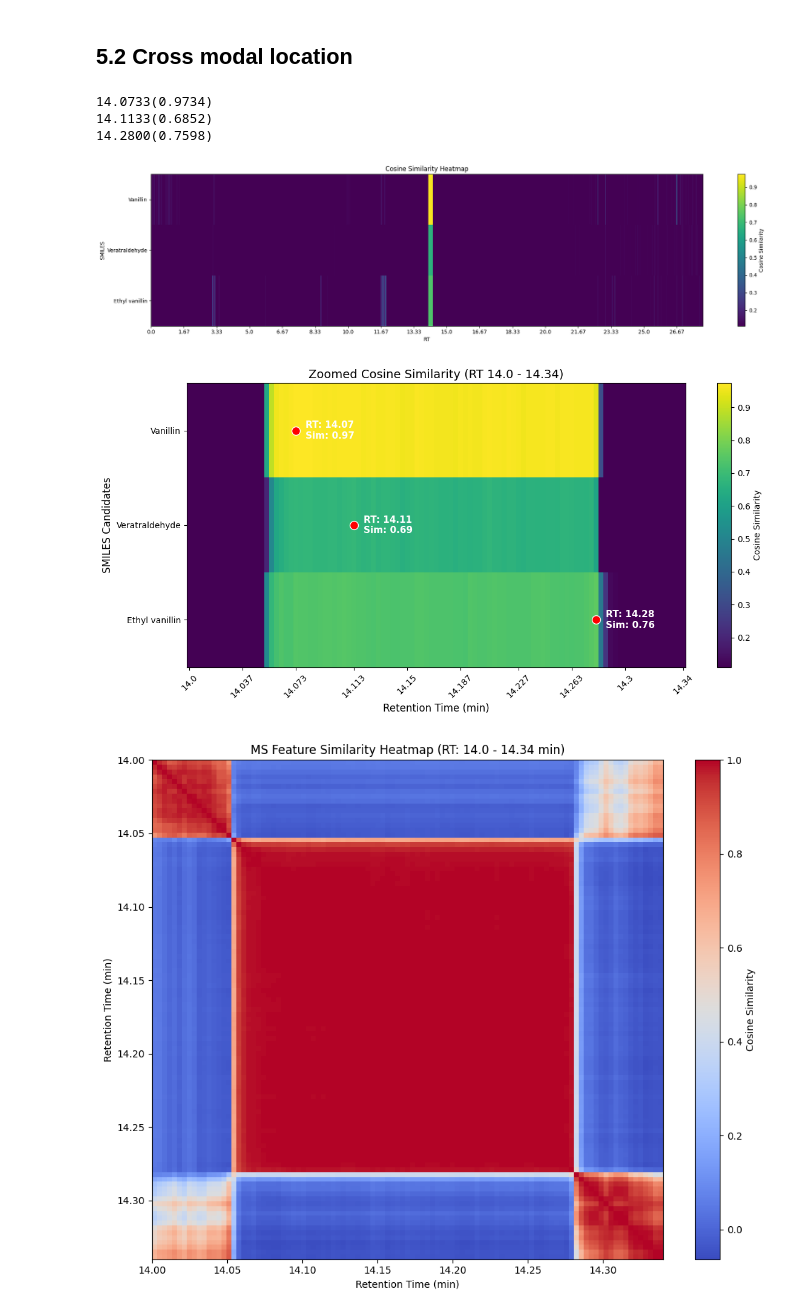
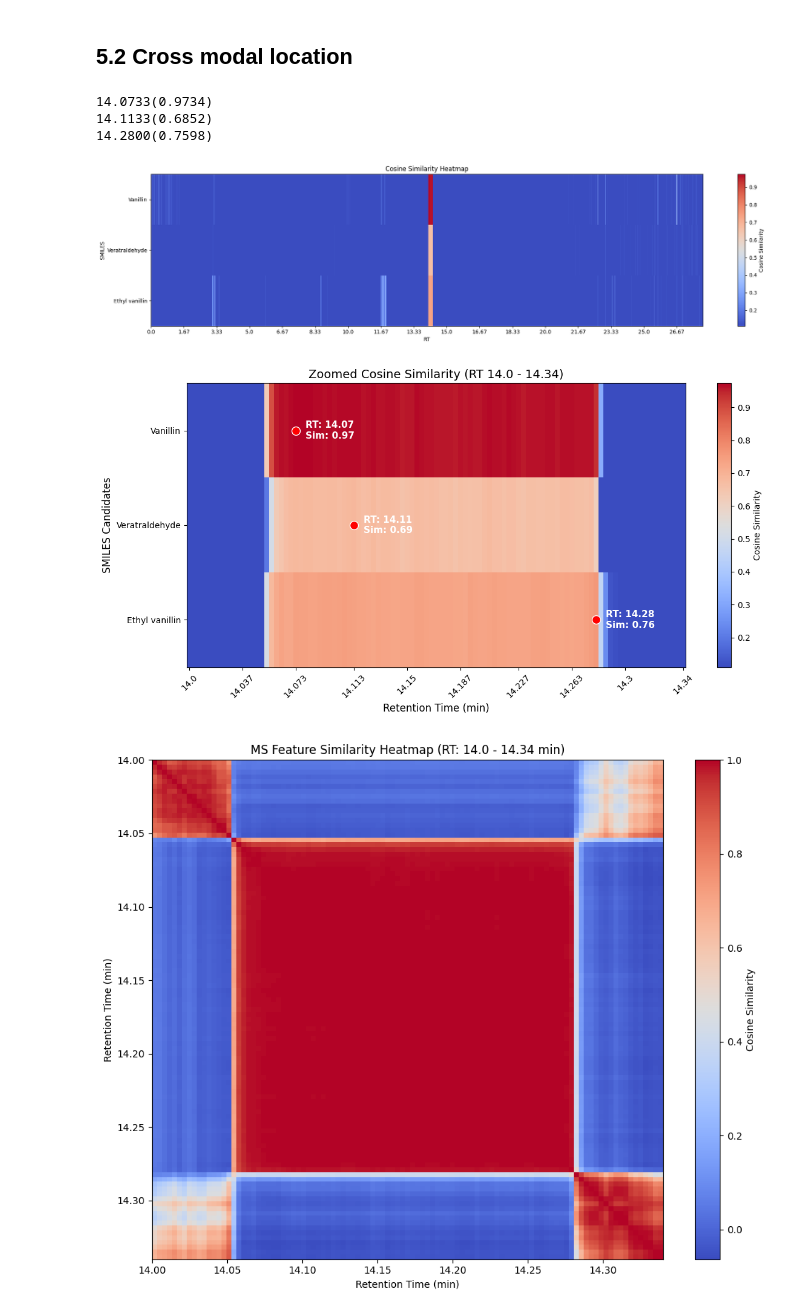
Before and after one commit to crxcsu/CSU-EI, a Jupyter notebook: analyzer/Interacting_with_CSUEI.ipynb, the cells around one changed output. Cells and saved outputs as stored; diff of their text form; code cells hidden in the pictures.

```diff
--- a/analyzer/Interacting_with_CSUEI.ipynb
+++ b/analyzer/Interacting_with_CSUEI.ipynb
@@ -1247,38 +1248,38 @@ argmax_indices = cross_modal_similarity.argmax(axis=1)
 rt_list = rt[argmax_indices]
 result = np.concatenate([np.round(rt_list, 4).reshape(-1, 1), np.round(max_distance, 4).reshape(-1, 1)], axis=1)
 for i in range(len(result)):
     print(f"{result[i][0]:.4f}({result[i][1]:.4f})")
 
 name = ['Vanillin', 'Veratraldehyde', 'Ethyl vanillin']
 # 绘制热力图
 fig, ax = plt.subplots(figsize=(20, 5))
 # 使用更敏感的颜色映射范围
-im = ax.imshow(cross_modal_similarity, aspect='auto', cmap='viridis', interpolation='nearest', norm=Normalize(vmin=np.percentile(cross_modal_similarity, 95), vmax=cross_modal_similarity.max()))
+# im = ax.imshow(cross_modal_similarity, aspect='auto', cmap='viridis', interpolation='nearest', norm=Normalize(vmin=np.percentile(cross_modal_similarity, 95), vmax=cross_modal_similarity.max()))
+im = ax.imshow(cross_modal_similarity, aspect='auto', cmap='coolwarm', interpolation='nearest', norm=Normalize(vmin=np.percentile(cross_modal_similarity, 95), vmax=cross_modal_similarity.max()))
 plt.colorbar(im, label='Cosine Similarity')
 plt.title('Cosine Similarity Heatmap')
 plt.xlabel('RT')
 plt.ylabel('SMILES')
 # # 在热力图上标记最大值点
 # for i in range(len(name)):
 #     max_rt_idx = argmax_indices[i]
 #     max_sim = max_distance[i]
 #     ax.scatter(max_rt_idx, i, color='red', s=100, edgecolors='white', zorder=5)
 #     ax.text(max_rt_idx + 50, i, f'RT: {rt[max_rt_idx]:.2f}\nSim: {max_sim:.2f}', color='white', ha='left', va='center', fontsize=10)
 # 设置 x 轴的范围和刻度
 plt.xticks(ticks=np.arange(0, len(rt), step=500), labels=np.round(rt[np.arange(0, len(rt), step=500)], 2))
 plt.yticks(ticks=np.arange(0, len(smiles_list), step=1), labels=name)
 # 调整布局以确保完整显示
 plt.tight_layout()
 # plt.savefig("fig/location/set1_0.8/cross_modal_similarity_heatmap.png", bbox_inches='tight')
 plt.show()
 # %% [output]
 14.0733(0.9734)
 14.1133(0.6852)
 14.2800(0.7598)
-[figure, old version]
+[figure, new version]
 # %%
 # 1. 定义放大区域 (RT范围)
-# zoom_start, zoom_end = 14.050, 14.285
 if not mask.any():
     print(f"Warning: No data found in range RT {zoom_start}-{zoom_end}")
 else:
@@ -1292,7 +1293,7 @@ else:
 
     # 绘制热力图 (使用95分位数做下限以增强对比度)
     vmin, vmax = np.percentile(cross_modal_similarity, 95), cross_modal_similarity.max()
-    im = ax.imshow(sub_sim, aspect='auto', cmap='viridis', interpolation='nearest',
+    im = ax.imshow(sub_sim, aspect='auto', cmap='coolwarm', interpolation='nearest',
                    norm=Normalize(vmin=vmin, vmax=vmax))
 
     # 4. 标注每一行的最大值点
@@ -1322,7 +1323,7 @@ else:
     plt.tight_layout()
     plt.show()
 # %% [output]
-[figure, old version]
+[figure, new version]
 # %%
 mask_slice = (rt >= zoom_start) & (rt <= zoom_end)
 rt_slice = rt[mask_slice]
```
Also changed, not shown: parts of 1 cell of this notebook.
